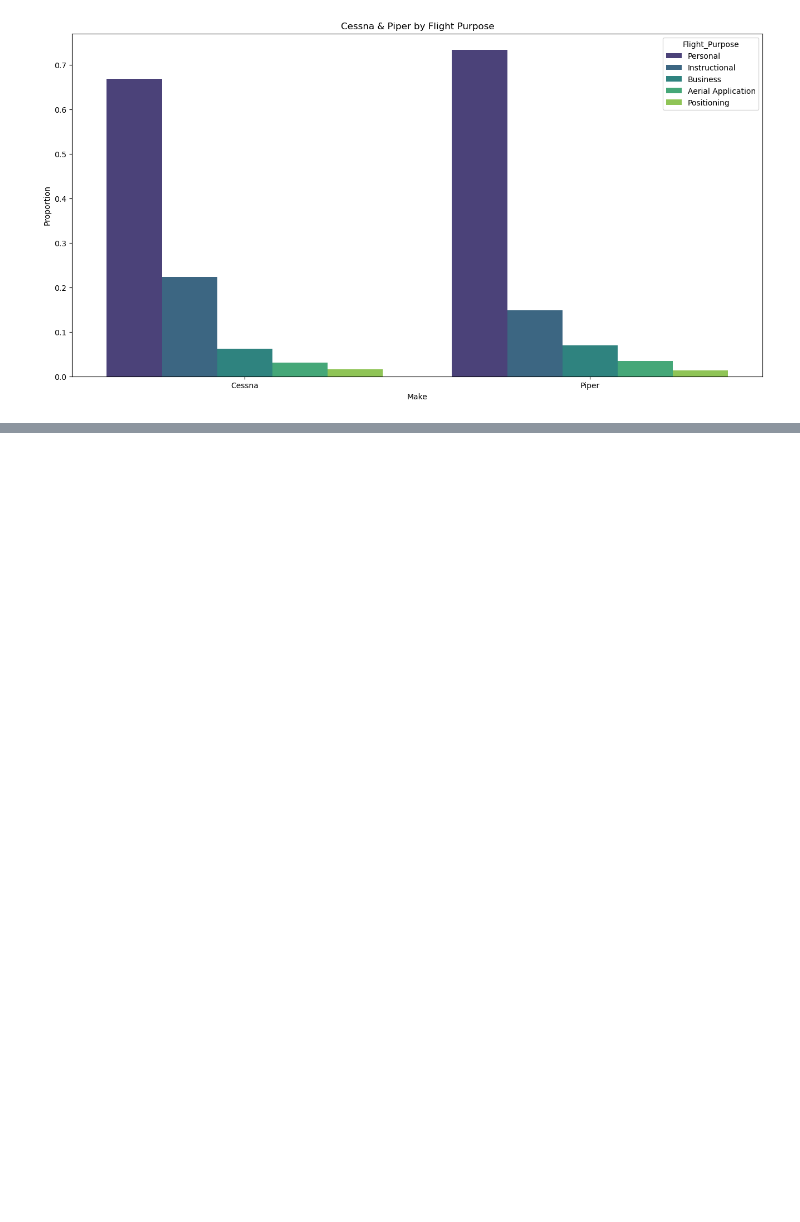
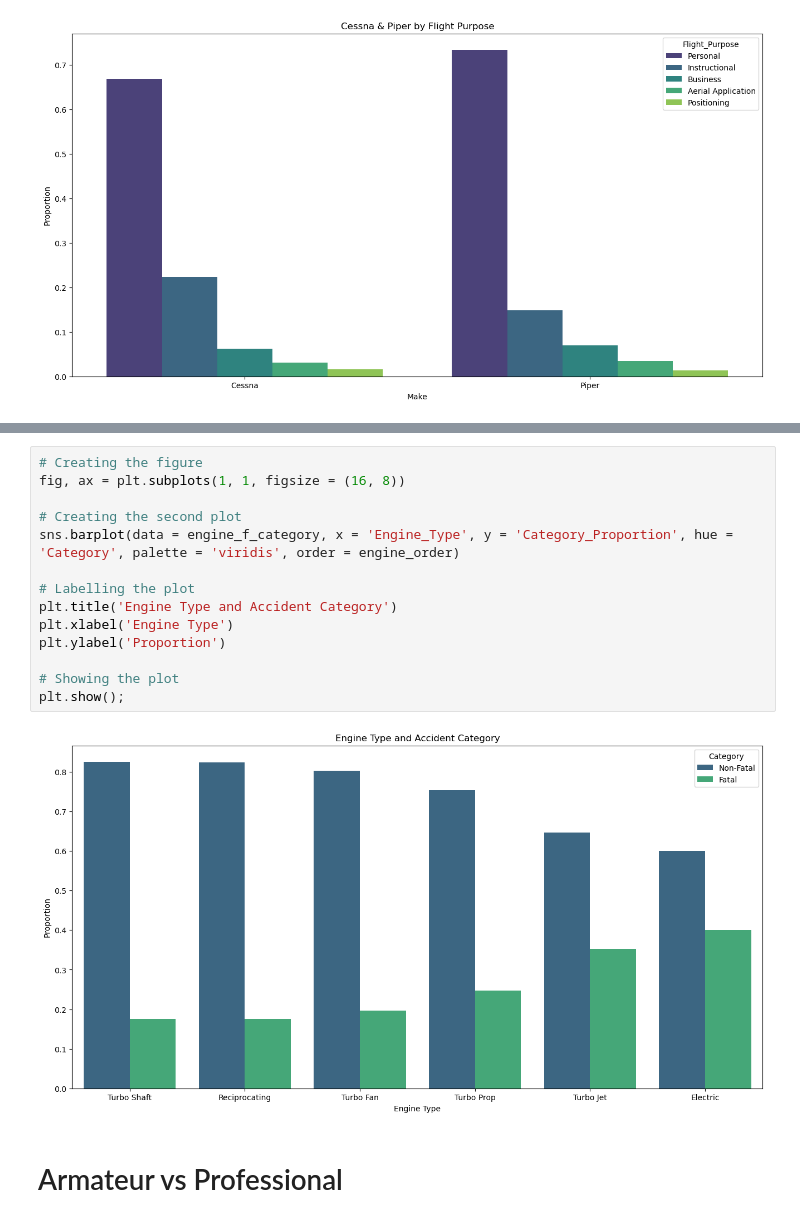
Before and after one commit to timkiruri/AeroRisk-Analysis, a Jupyter notebook: notebooks/03_data_visualisations.ipynb, the cells around one changed output, grey strips where cells are left out. Cells and saved outputs as stored; diff of their text form; blank space fills up the shorter version.

```diff
--- a/notebooks/03_data_visualisations.ipynb
+++ b/notebooks/03_data_visualisations.ipynb
@@ -209,0 +308,18 @@ plt.show();
+# %%
+# Creating the figure
+fig, ax = plt.subplots(1, 1, figsize = (16, 8))
+
+# Creating the second plot
+sns.barplot(data = engine_f_category, x = 'Engine_Type', y = 'Category_Proportion', hue = 'Category', palette = 'viridis', order = engine_order)
+
+# Labelling the plot
+plt.title('Engine Type and Accident Category')
+plt.xlabel('Engine Type')
+plt.ylabel('Proportion')
+
+# Showing the plot
+plt.show();
+# %% [output]
+[figure, added]
+# %% [markdown]
+# Armateur vs Professional
```
Also changed, not shown: parts of 28 cells of this notebook, 7 other files.
